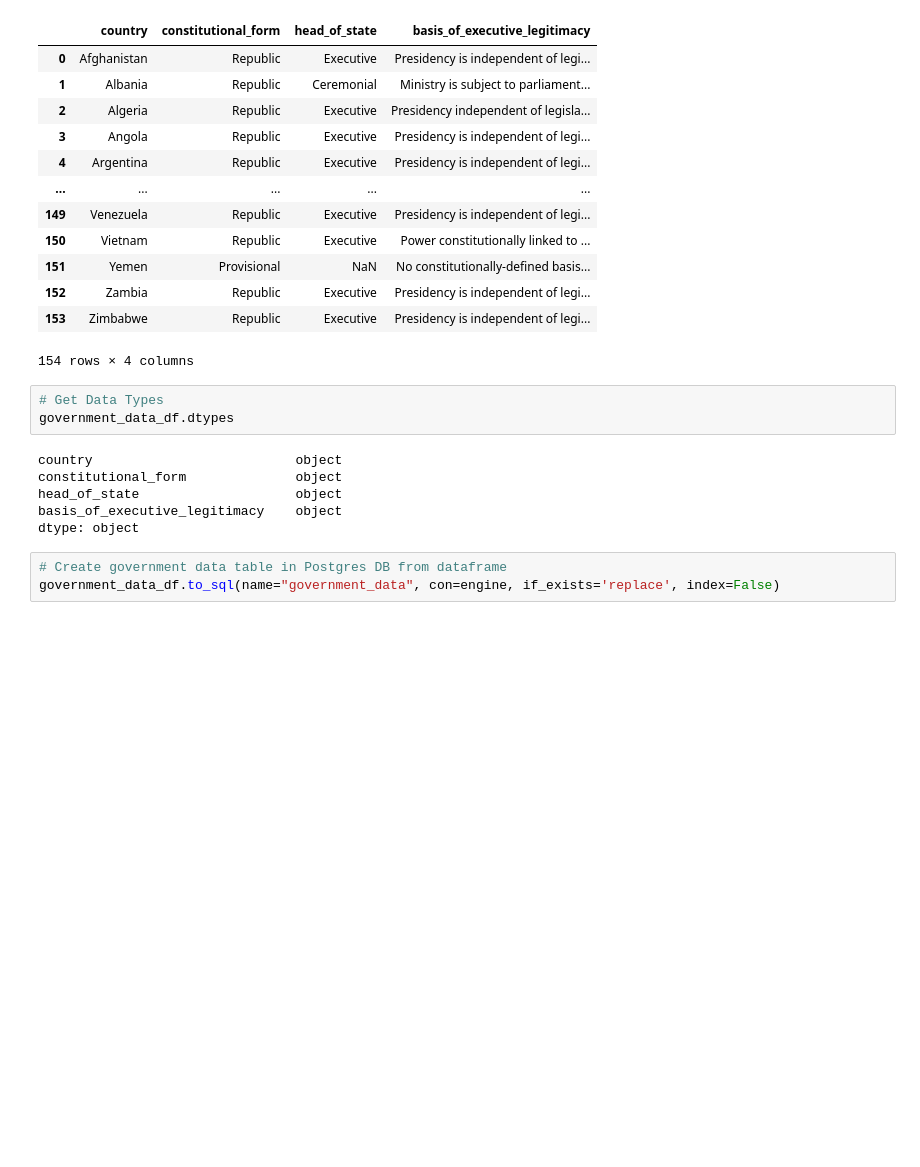
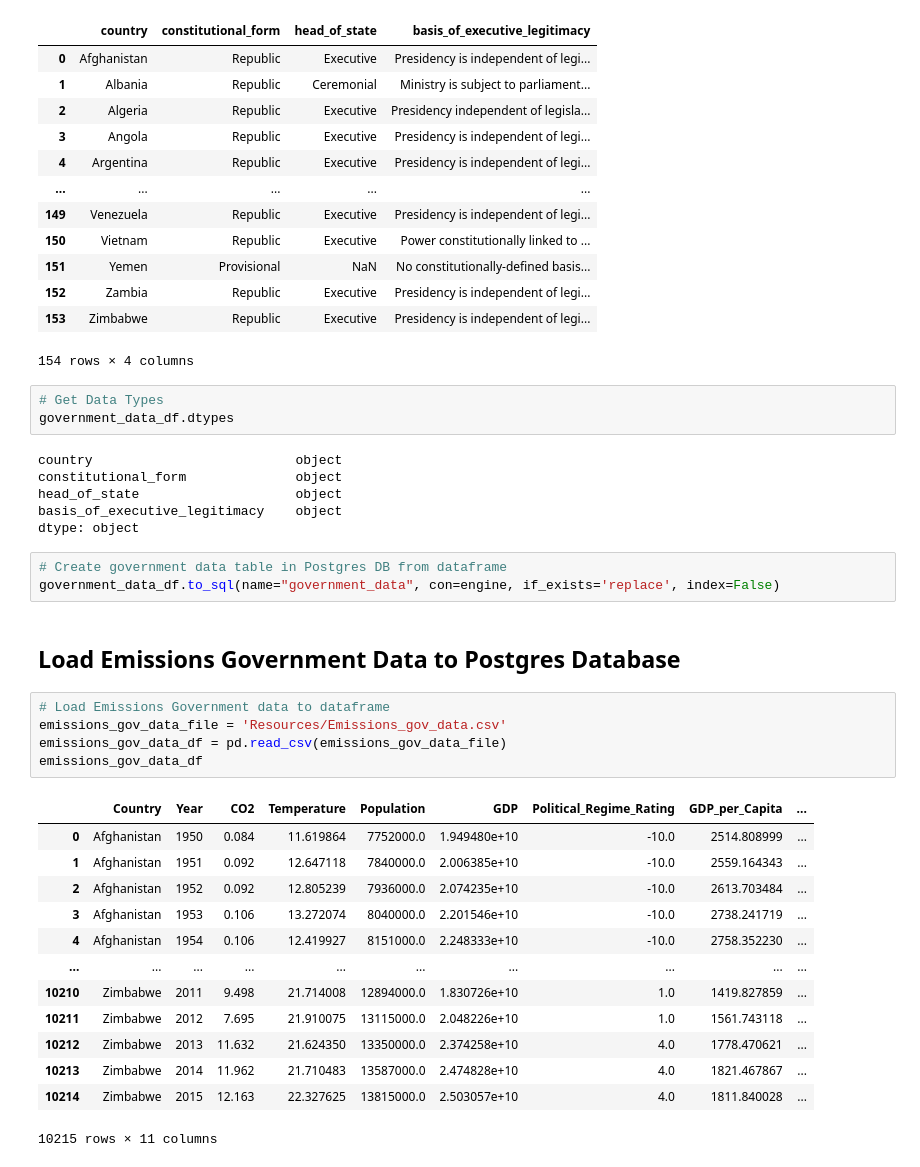
Before and after one commit to CUDAEnviron/Environmental_Proj, a Jupyter notebook: Load_Data_to_Database.ipynb, the cells around one changed output. Cells and saved outputs as stored; diff of their text form; blank space fills up the shorter version.

```diff
--- a/Load_Data_to_Database.ipynb
+++ b/Load_Data_to_Database.ipynb
@@ -103,3 +103,24 @@ dtype: object
 # %%
 # Create government data table in Postgres DB from dataframe
 government_data_df.to_sql(name="government_data", con=engine, if_exists='replace', index=False)
+# %% [markdown]
+## Load Emissions Government Data to Postgres Database
+# %%
+# Load Emissions Government data to dataframe
+emissions_gov_data_file = 'Resources/Emissions_gov_data.csv'
+emissions_gov_data_df = pd.read_csv(emissions_gov_data_file)
+emissions_gov_data_df
+# %% [output]
+|  | Country | Year | CO2 | Temperature | Population | GDP | Political_Regime_Rating | GDP_per_Capita | ... |
+| 0 | Afghanistan | 1950 | 0.084 | 11.619864 | 7752000.0 | 1.949480e+10 | -10.0 | 2514.808999 | ... |
+| 1 | Afghanistan | 1951 | 0.092 | 12.647118 | 7840000.0 | 2.006385e+10 | -10.0 | 2559.164343 | ... |
+| 2 | Afghanistan | 1952 | 0.092 | 12.805239 | 7936000.0 | 2.074235e+10 | -10.0 | 2613.703484 | ... |
+| 3 | Afghanistan | 1953 | 0.106 | 13.272074 | 8040000.0 | 2.201546e+10 | -10.0 | 2738.241719 | ... |
+| 4 | Afghanistan | 1954 | 0.106 | 12.419927 | 8151000.0 | 2.248333e+10 | -10.0 | 2758.352230 | ... |
+| ... | ... | ... | ... | ... | ... | ... | ... | ... | ... |
+| 10210 | Zimbabwe | 2011 | 9.498 | 21.714008 | 12894000.0 | 1.830726e+10 | 1.0 | 1419.827859 | ... |
+| 10211 | Zimbabwe | 2012 | 7.695 | 21.910075 | 13115000.0 | 2.048226e+10 | 1.0 | 1561.743118 | ... |
+| 10212 | Zimbabwe | 2013 | 11.632 | 21.624350 | 13350000.0 | 2.374258e+10 | 4.0 | 1778.470621 | ... |
+| 10213 | Zimbabwe | 2014 | 11.962 | 21.710483 | 13587000.0 | 2.474828e+10 | 4.0 | 1821.467867 | ... |
+| 10214 | Zimbabwe | 2015 | 12.163 | 22.327625 | 13815000.0 | 2.503057e+10 | 4.0 | 1811.840028 | ... |
+10215 rows × 11 columns
```
Also changed, not shown: parts of 6 cells of this notebook, 4 other files.
